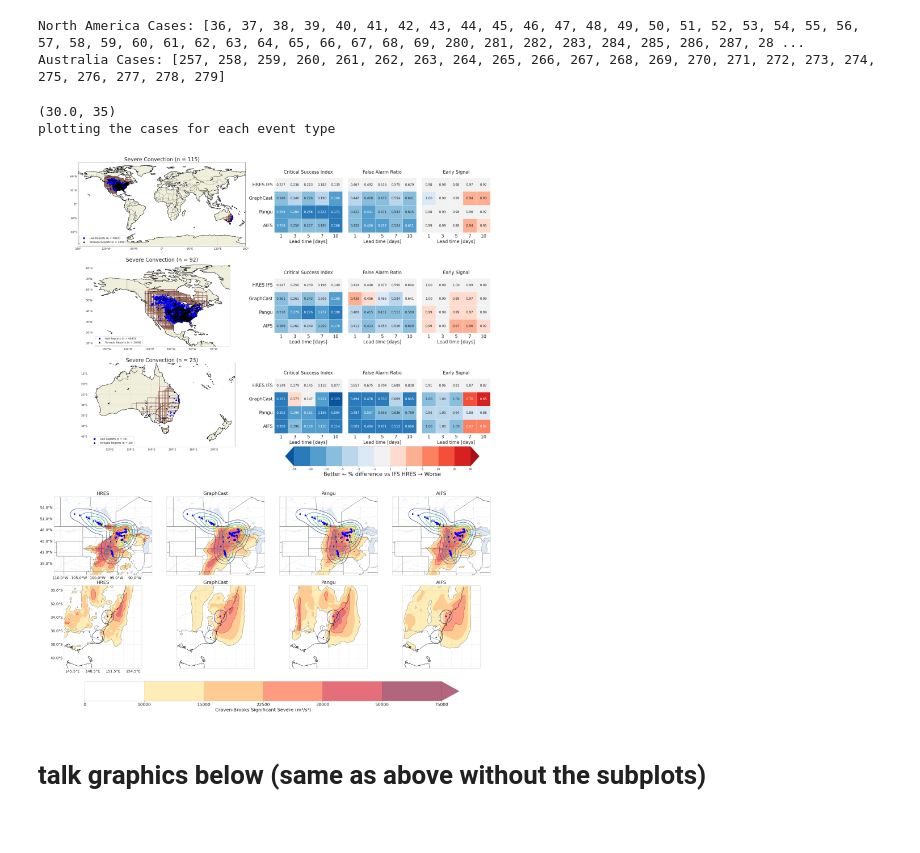
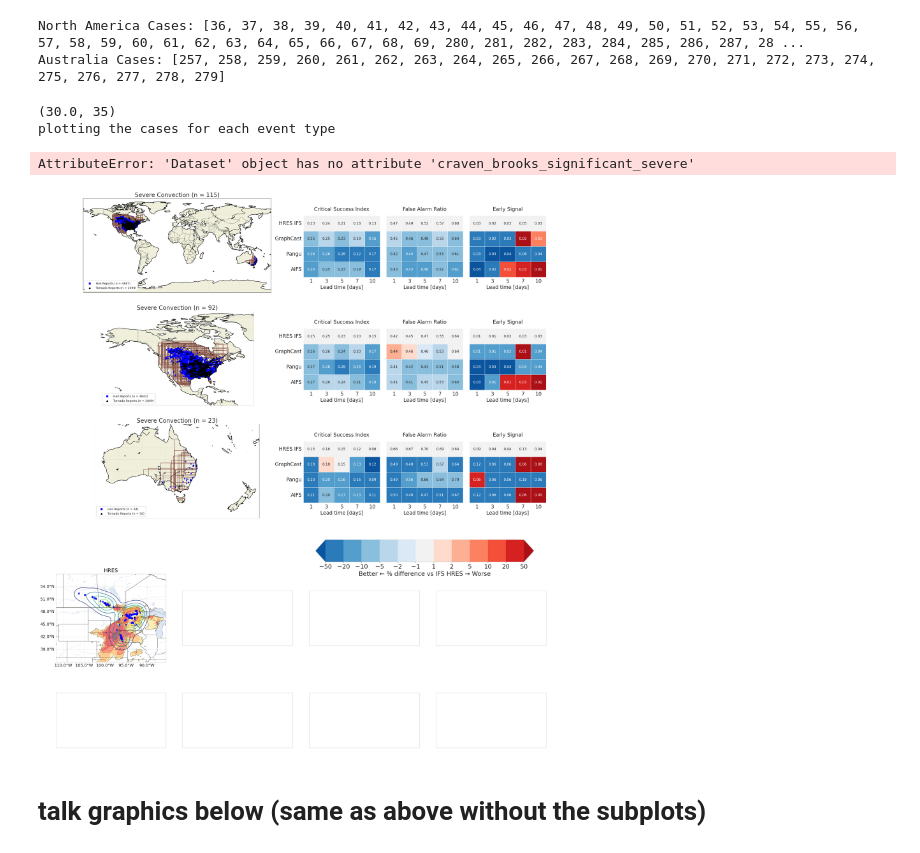
Before and after one commit to amymcgovern/extreme-weather-bench-paper, a Jupyter notebook: notebooks/figure3.ipynb, the cells around one changed output. Saved outputs shown, nothing was run; the diff lists cells and outputs as text; code cells hidden in the pictures.

Commit message:
working on paper graphics

```diff
--- a/notebooks/figure3.ipynb
+++ b/notebooks/figure3.ipynb
@@ -62,7 +59,7 @@ case_operators_with_targets_established_generator = parallel(
     delayed(
         lambda co: (
             co.case_metadata.case_id_number,
-            evaluate.run_pipeline(co.case_metadata, co.target),
+            ewb.evaluate.run_pipeline(co.case_metadata, co.target),
         )
     )(case_operator)
     for case_operator in case_operators
@@ -186,7 +183,7 @@ def get_error_array_for_heatmap(results_array, hres_results, forecast_sources,
         higher_is_better = higher_is_better_list[i]
 
         for j, results_df in enumerate(results_array):
-            my_mean, my_relative_error = results_utils.compute_relative_error(results_df,
+            my_mean, my_relative_error = results_utils.compute_relative_error(ewb_cases, results_df,
                 forecast_source=forecast_sources[j],
                 comparison_results_df=hres_results,
                 comparison_forecast_source=ps.hres_settings['forecast_source'],
@@ -196,7 +193,7 @@ def get_error_array_for_heatmap(results_array, hres_results, forecast_sources,
             global_error[metric][j, :] = my_mean
             global_rel_error[metric][j, :] = my_relative_error
 
-            na_mean, na_relative_error = results_utils.compute_relative_error(results_df,
+            na_mean, na_relative_error = results_utils.compute_relative_error(ewb_cases, results_df,
                 forecast_source=forecast_sources[j],
                 comparison_results_df=hres_results,
                 comparison_forecast_source=ps.hres_settings['forecast_source'],
@@ -207,7 +204,7 @@ def get_error_array_for_heatmap(results_array, hres_results, forecast_sources,
             na_error[metric][j, :] = na_mean
             na_rel_error[metric][j, :] = na_relative_error
 
-            au_mean, au_relative_error = results_utils.compute_relative_error(results_df,
+            au_mean, au_relative_error = results_utils.compute_relative_error(ewb_cases, results_df,
                 forecast_source=forecast_sources[j],
                 comparison_results_df=hres_results,
                 comparison_forecast_source=ps.hres_settings['forecast_source'],
@@ -231,10 +228,10 @@ target_source = 'practically_perfect_hindcast'
 lead_time_days = [1, 3, 5, 7, 10]
 
 severe_results_array = [hres_severe_results, gc_severe_results, pang_severe_results, aifs_severe_results]
-forecast_source = [ps.hres_settings['forecast_source'],
-    ps.gc_bb_ifs_settings['forecast_source'],
-    ps.pangu_bb_ifs_settings['forecast_source'],
-    ps.aifs_ifs_settings['forecast_source']]
+forecast_source = [ps.hres_ifs_settings['forecast_source'],
+    ps.bb_graphcast_settings['forecast_source'],
+    ps.bb_pangu_settings['forecast_source'],
+    ps.bb_aifs_settings['forecast_source']]
 
 (global_severe_error, global_rel_severe_error, na_severe_error, na_rel_severe_error, au_severe_error, au_rel_severe_error) = \
     get_error_array_for_heatmap(severe_results_array, hres_severe_results,
@@ -278,7 +275,7 @@ def plot_cbss_pph_panel(cbss, pph, my_case, lsrs, ax=None, title=None, lead_time
 
     # grab the lsrs and convert to a dataframe
     lsrs = lsrs.sel(valid_time=valid_time)
-    non_sparse_lsrs = utils.stack_dataarray_from_dims(
+    non_sparse_lsrs = ewb.utils.stack_dataarray_from_dims(
                         lsrs["report_type"], ["latitude", "longitude"]
                     ).squeeze()
     hail_data = non_sparse_lsrs[non_sparse_lsrs == 2]
@@ -397,11 +394,18 @@ for i in range(2):
 # the left hand column of figure one shows all of the cases for each event type
 # plot the cases for each event type
 print("plotting the cases for each event type")
+_figure3_case_map_gridlines = dict(
+    show_left_labels=False,
+    show_bottom_labels=False,
+    show_top_labels=False,
+    show_right_labels=False,
+)
 plot_utils.plot_all_cases_and_obs(
     ewb_cases,
     event_type="severe_convection",
     targets=case_operators_with_targets_established,
     ax=axs[0, 0],
+    map_gridlines=_figure3_case_map_gridlines,
 )
 # plot the cases for north america
 plot_utils.plot_all_cases_and_obs(
@@ -410,6 +414,7 @@ plot_utils.plot_all_cases_and_obs(
     targets=case_operators_with_targets_established,
     bounding_box=na_bounding_box,
     ax=axs[1, 0],
+    map_gridlines=_figure3_case_map_gridlines,
 )
 
 # plot the cases for australia
@@ -419,7 +424,18 @@ plot_utils.plot_all_cases_and_obs(
     targets=case_operators_with_targets_established,
     bounding_box=au_bounding_box,
     ax=axs[2, 0],
+    map_gridlines=_figure3_case_map_gridlines,
 )
+
+# Strip lon/lat labels from any GridLiners (e.g. duplicates or other sources)
+for _i in range(3):
+    _ax = axs[_i, 0]
+    for _artist in getattr(_ax, "artists", []):
+        if hasattr(_artist, "bottom_labels"):
+            _artist.left_labels = False
+            _artist.right_labels = False
+            _artist.top_labels = False
+            _artist.bottom_labels = False
 
 
 severe_settings = {}
@@ -454,7 +470,7 @@ plot_utils.plot_heatmap(
 
 # in the 4th row, plot the cbss and pph for all the models
 my_id = 331
-my_case = ewb_cases.select_cases("case_id_number", my_id).cases[0]
+my_case = [c for c in ewb_cases if c.case_id_number == my_id][0]
 my_lsr = get_lsr_from_case_op(my_case, case_operators_with_targets_established)
 
 cbss_hres, pph_hres = hres_graphics[my_id, "cbss"], hres_graphics[my_id, "pph"]
@@ -474,7 +490,7 @@ plot_cbss_pph_panel(cbss_aifs, pph_aifs, my_case, lsrs=my_lsr, ax=axs[3, 3],
 # # the bottom row will be australia but we are plotting NA until AUS works
 # # in the 4th row, plot the cbss and pph for all the models
 my_id = 269
-my_case = ewb_cases.select_cases("case_id_number", my_id).cases[0]
+my_case = [c for c in ewb_cases if c.case_id_number == my_id][0]
 my_lsr = get_lsr_from_case_op(my_case, case_operators_with_targets_established)
 
 cbss_hres, pph_hres = hres_graphics[my_id, "cbss"], hres_graphics[my_id, "pph"]
@@ -488,38 +504,45 @@ plot_cbss_pph_panel(cbss_gc, pph_gc, my_case, lsrs=my_lsr, ax=axs[4, 1],
     title="GraphCast", lead_time_hours=48, gridlines_kwargs={"show_left_labels": False, "show_bottom_labels": False})
 plot_cbss_pph_panel(cbss_pang, pph_pang, my_case, lsrs=my_lsr, ax=axs[4, 2],
     title="Pangu", lead_time_hours=48, gridlines_kwargs={"show_left_labels": False, "show_bottom_labels": False})
 plot_cbss_pph_panel(cbss_aifs, pph_aifs, my_case, lsrs=my_lsr, ax=axs[4, 3],
     title="AIFS", lead_time_hours=48, gridlines_kwargs={"show_left_labels": False, "show_bottom_labels": False})
 
 # plot the colorbar at the bottom of the figure
 cmap, norm, levels = severe_utils.setup_cbss_colormap_and_levels()
 # Get the bottom position of the lowest subplot
 bottom_axes = [axs[4, j] for j in range(4)]
 bottom_positions = [ax.get_position() for ax in bottom_axes]
 bottom_y = min(bbox.y0 for bbox in bottom_positions)
 left_x = min(bbox.x0 for bbox in bottom_positions)
 right_x = max(bbox.x1 for bbox in bottom_positions)
 width = right_x - left_x
 
 # Position colorbar below the bottom row with proper spacing
-cbar_height = 0.03
-cbar_spacing = 0.02
+cbar_height = 0.04
+cbar_spacing = 0.025
 cbar_width = width * 0.9
 cbar_left = left_x + width * 0.05
 cbar_bottom = bottom_y - cbar_height - cbar_spacing
 
 cax = fig.add_axes([cbar_left, cbar_bottom, cbar_width, cbar_height])
 # Get mappable from one of the bottom row subplots
 cb = fig.colorbar(mappable=axs[4, 0].collections[0], cax=cax, orientation='horizontal')
 cb.ax.set_xticks(levels)
-cb.ax.tick_params(labelsize=16)
-cb.set_label("Craven-Brooks Significant Severe (m³/s³)", fontsize=18)
+cb.ax.tick_params(
+    axis="x",
+    which="major",
+    labelsize=22,
+    length=9,
+    width=1.4,
+)
+cb.set_label("Craven-Brooks Significant Severe (m³/s³)", fontsize=22)
 
 plt.savefig(basepath + "graphics/paper/figure3.png", dpi=300, bbox_inches="tight")
 # %% [output]
 (30.0, 35)
 plotting the cases for each event type
+AttributeError: 'Dataset' object has no attribute 'craven_brooks_significant_severe'
-[figure, old version]
+[figure, new version]
 # %% [markdown]
 # talk graphics below (same as above without the subplots)
 # %%
```
Also changed, not shown: parts of 7 cells of this notebook, 9 other files.
